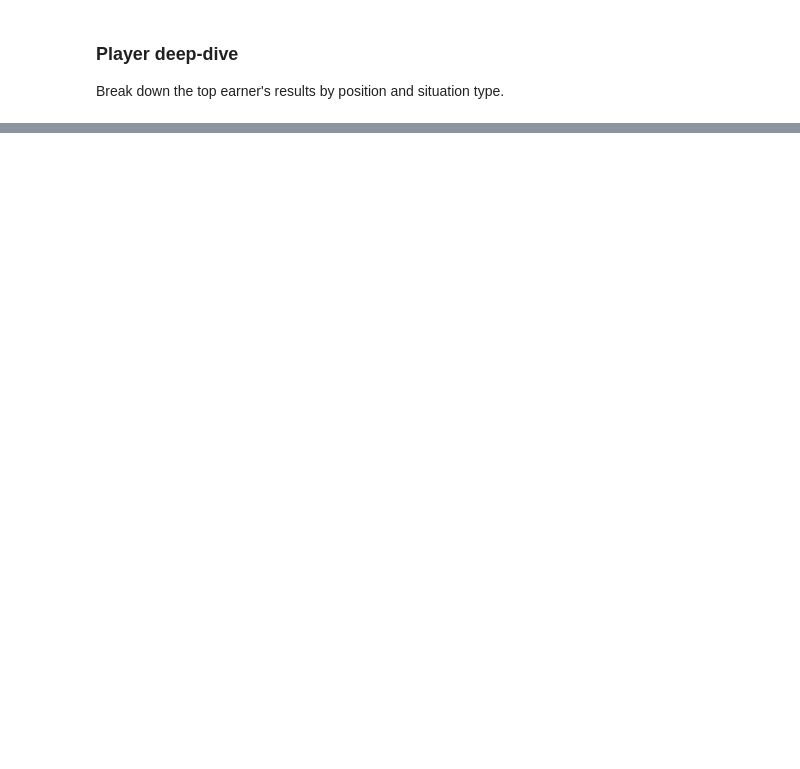
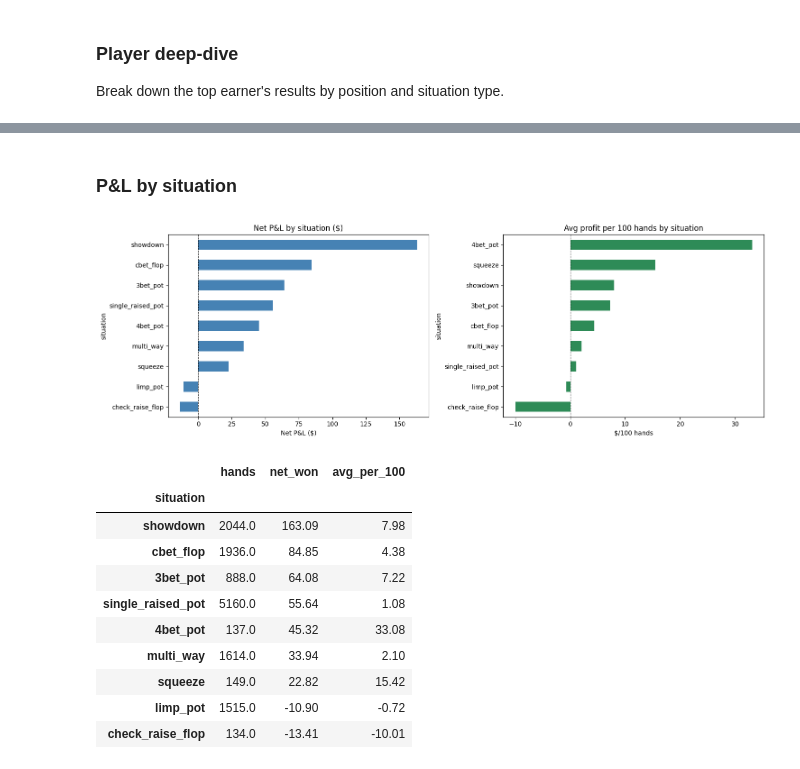
Before and after one commit to ScottBorland/Poker-Dataset-Analysis, a Jupyter notebook: notebooks/exploration.ipynb, the cells around one changed output, grey strips where cells are left out. Cells and saved outputs as stored; diff of their text form; code cells hidden in the pictures; blank space fills up the shorter version.

```diff
--- a/notebooks/exploration.ipynb
+++ b/notebooks/exploration.ipynb
@@ -450,0 +590,55 @@ Break down the top earner's results by position and situation type.
+# %% [markdown]
+### P&L by situation
+# %%
+
+# --- P&L by situation ---
+SIT_LABELS = [
+    'limp_pot', 'single_raised_pot', '3bet_pot', '4bet_pot', 'squeeze',
+    'multi_way', 'cbet_flop', 'check_raise_flop', 'showdown',
+]
+sit_rows = []
+for lbl in SIT_LABELS:
+    r = pd.read_sql("""
+        SELECT COUNT(*) hands,
+               ROUND(SUM(ph.net_won), 2)  net_won,
+               AVG(ph.net_won)            avg_per_hand
+        FROM player_hands ph
+        JOIN labels l ON ph.hand_id = l.hand_id
+        WHERE ph.player_id = 'ScottyWotty'
+          AND ph.venue     = '888poker'
+          AND l.label      = ?
+    """, con, params=[lbl]).iloc[0].to_dict()
+    r['situation'] = lbl
+    sit_rows.append(r)
+
+sit_df = pd.DataFrame(sit_rows).set_index('situation')
+sit_df['avg_per_100'] = (sit_df['avg_per_hand'] * 100).round(2)
+
+fig, axes = plt.subplots(1, 2, figsize=(15, 5))
+
+sit_df['net_won'].sort_values().plot(
+    kind='barh', ax=axes[0], color='steelblue', title='Net P&L by situation ($)')
+axes[0].axvline(0, color='black', lw=0.8, ls='--')
+axes[0].set_xlabel('Net P&L ($)')
+
+sit_df['avg_per_100'].sort_values().plot(
+    kind='barh', ax=axes[1], color='seagreen', title='Avg profit per 100 hands by situation')
+axes[1].axvline(0, color='black', lw=0.8, ls='--')
+axes[1].set_xlabel('$/100 hands')
+
+plt.tight_layout()
+plt.show()
+display(sit_df[['hands', 'net_won', 'avg_per_100']].sort_values('net_won', ascending=False))
+# %% [output]
+[figure, added]
+|  | hands | net_won | avg_per_100 |
+| situation |  |  |  |
+| showdown | 2044.0 | 163.09 | 7.98 |
+| cbet_flop | 1936.0 | 84.85 | 4.38 |
+| 3bet_pot | 888.0 | 64.08 | 7.22 |
+| single_raised_pot | 5160.0 | 55.64 | 1.08 |
+| 4bet_pot | 137.0 | 45.32 | 33.08 |
+| multi_way | 1614.0 | 33.94 | 2.10 |
+| squeeze | 149.0 | 22.82 | 15.42 |
+| limp_pot | 1515.0 | -10.90 | -0.72 |
+| check_raise_flop | 134.0 | -13.41 | -10.01 |
```
Also changed, not shown: parts of 20 cells of this notebook, 9 other files.
